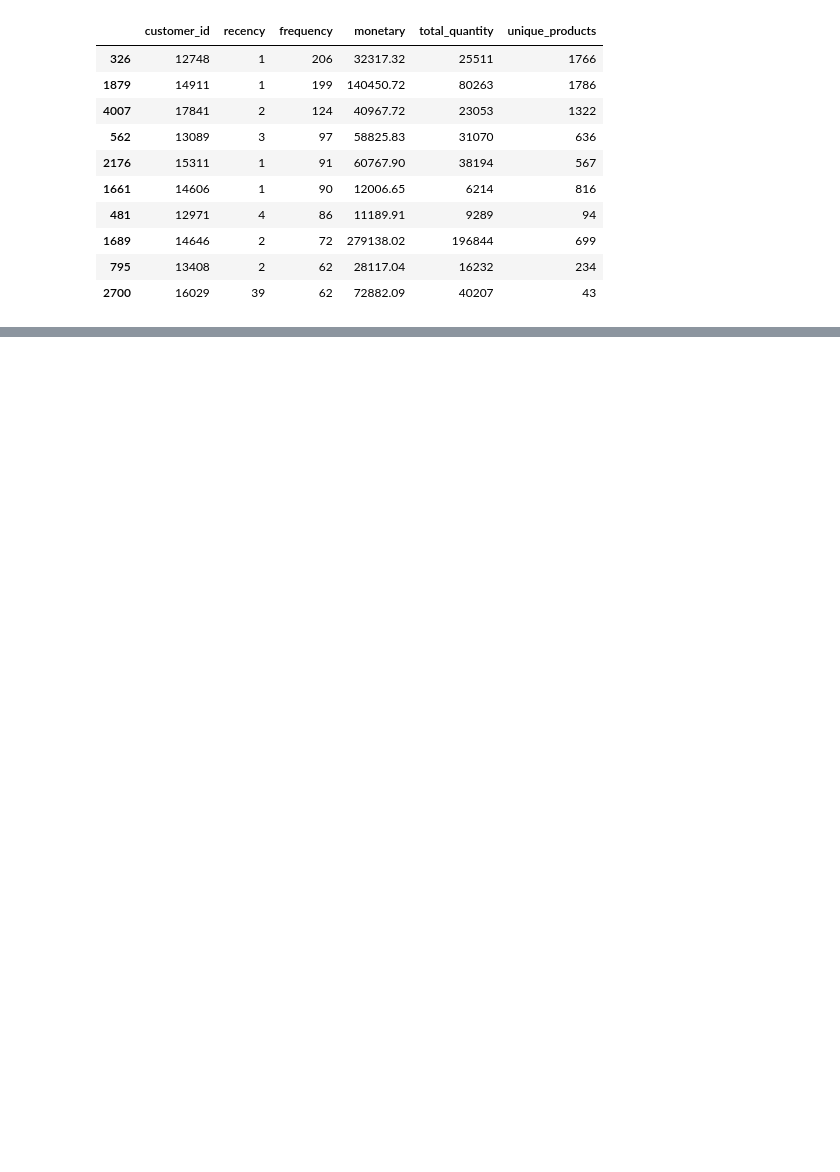
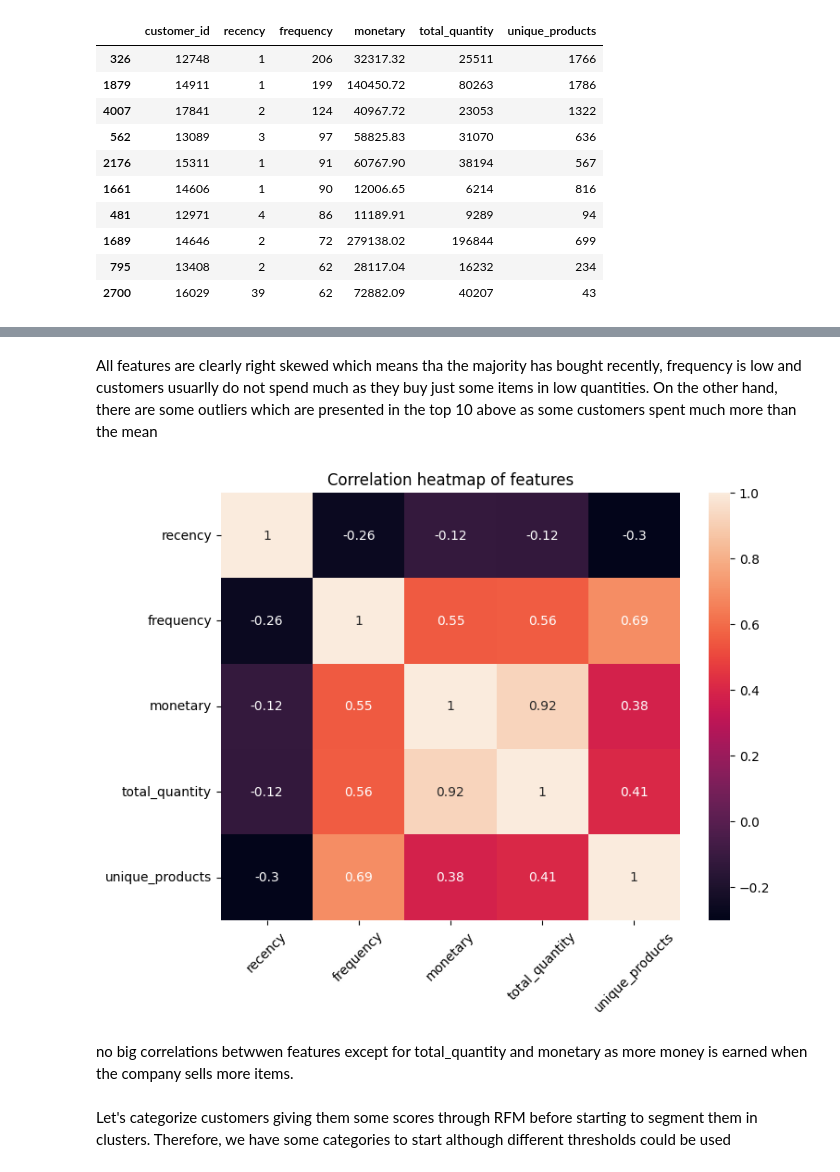
Before and after one commit to zacariasct4/Data_Science_projects, a Jupyter notebook: customer_segmentation/src/main.ipynb, the cells around one changed output, grey strips where cells are left out. Cells and saved outputs as stored; diff of their text form; code cells hidden in the pictures; blank space fills up the shorter version.

Commit message:
The customer segmenatation project is now finished

```diff
--- a/customer_segmentation/src/main.ipynb
+++ b/customer_segmentation/src/main.ipynb
@@ -883,0 +917,15 @@ rfm.sort_values('frequency', ascending=False).head(10)
+# %% [markdown]
+All features are clearly right skewed which means tha the majority has bought recently, frequency is low and customers usuarlly do not spend much as they buy just some items in low quantities. On the other hand, there are some outliers which are presented in the top 10 above as some customers spent much more than the mean
+# %%
+corr = rfm[features].corr()
+plt.figure(figsize=(8,6))
+sns.heatmap(data=corr, annot=True)
+plt.title('Correlation heatmap of features')
+plt.xticks(rotation=45)
+plt.show()
+# %% [output]
+[figure, added]
+# %% [markdown]
+no big correlations betwwen features except for total_quantity and monetary as more money is earned when the company sells more items.
+# %% [markdown]
+Let's categorize customers giving them some scores through RFM before starting to segment them in clusters. Therefore, we have some categories to start although different thresholds could be used
```
Also changed, not shown: parts of 44 cells of this notebook, 1 other file.
